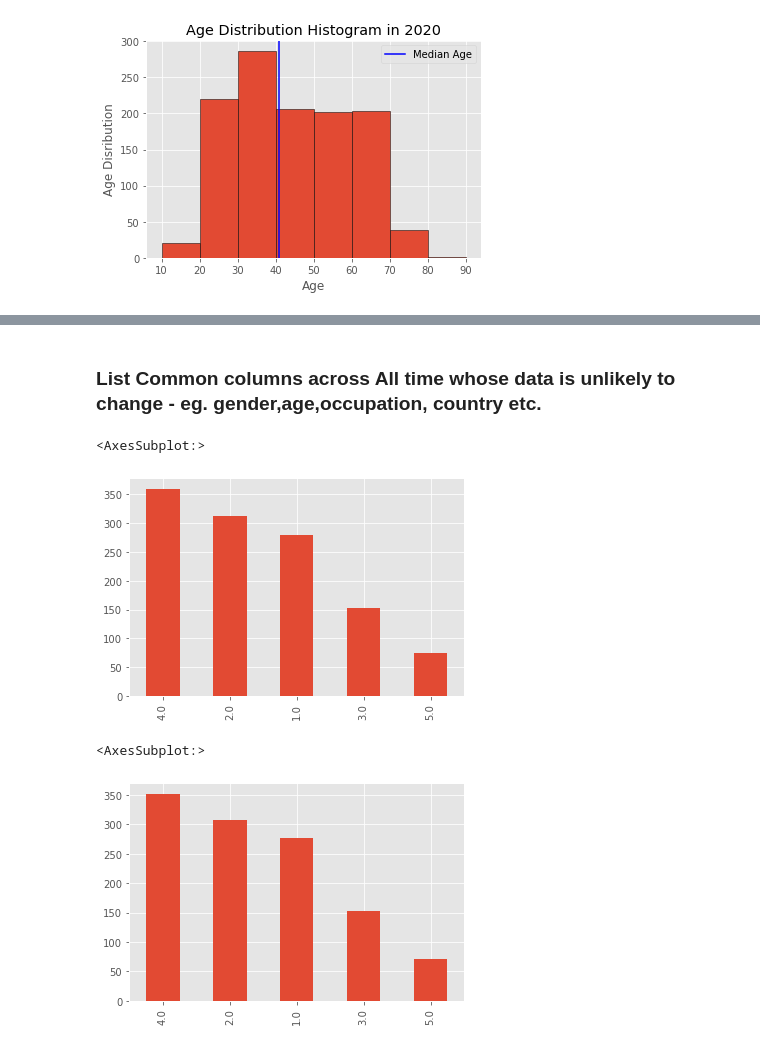
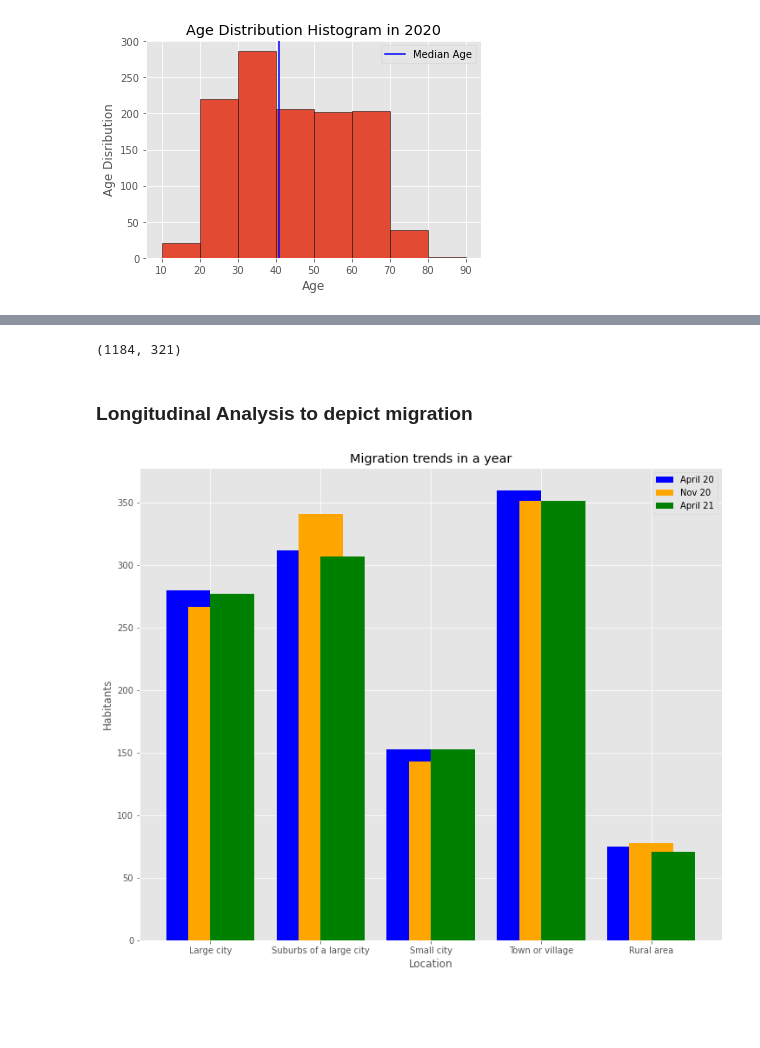
Before and after one commit to shahyash-95/ML-for-Good-Hackathon, a Jupyter notebook: survey-adult.ipynb, the cells around one changed output, grey strips where cells are left out. Saved outputs shown, nothing was run; the diff lists cells and outputs as text; code cells hidden in the pictures; blank space fills up the shorter version.

Commit message:
merge adult and parent surveys

```diff
--- a/survey-adult.ipynb
+++ b/survey-adult.ipynb
@@ -74,3 +76,17 @@ plt.legend()
 plt.show()
 # %% [output]
 [figure]
+# %%
+# Find common columns - ignore May 20 as column size decreases drastically
+surveys = [survey_April20,survey_Nov20,survey_April21]
+
+common_cols_timeseries = list(set.intersection(*(set(df.columns) for df in surveys)))
+# %%
+# Python map function to subset columns for all dataframes
+
+#subset_df = list(map(lambda s:s[common_cols_timeseries], surveys))
+survey_April20_min = survey_April20[common_cols_timeseries]
+survey_Nov20_min = survey_Nov20[common_cols_timeseries]
+survey_April21_min = survey_April21[common_cols_timeseries]
+# %%
+survey_April21_min = survey_April21_min.add_suffix('_April21')
@@ -76,0 +112,2 @@ plt.show()
+# %%
+surveys_df = pd.merge(survey_April20_min, survey_Nov20_min, how="inner", left_index=True, right_index=True, suffixes=('_April20','_Nov20')).merge(survey_April21_min, left_index=True,right_index=True,  how="inner", suffixes=('','_April21'))
@@ -77,15 +134,27 @@ plt.show()
+# %%
+surveys_df.shape
+# %% [output]
+(1184, 321)
 # %% [markdown]
-### List Common columns across All time whose data is unlikely to change - eg. gender,age,occupation, country etc.
+### Longitudinal Analysis to depict migration
-# %%
-## bar graph of categorical variables - location, use start of survey April 20 data
-
-
-survey_April20['location'].value_counts().plot(kind='bar')
-# %% [output]
-<AxesSubplot:>
-[figure, removed]
-# %%
-survey_April21['location'].value_counts().plot(kind='bar')
-# %% [output]
-<AxesSubplot:>
-[figure, removed]
+# %%
+# create data
+x = surveys_df['location_April20'].value_counts().sort_index().keys()
+y1 = surveys_df['location_April20'].value_counts().sort_index().values
+y2 = surveys_df['location_Nov20'].value_counts().sort_index().values
+y3 = surveys_df['location_April21'].value_counts().sort_index().values
+width = 0.4
+
+# plot data in grouped manner of bar type
+plt.figure(figsize=(12,10))
+plt.title("Migration trends in a year")
+plt.bar(x-0.2, y1, width, color='blue')
+plt.bar(x, y2, width, color='orange')
+plt.bar(x+0.2, y3, width, color='green')
+plt.xticks(x, ['Large city', 'Suburbs of a large city', 'Small city', 'Town or village', 'Rural area'])
+plt.xlabel("Location")
+plt.ylabel("Habitants")
+plt.legend(["April 20", "Nov 20", "April 21"])
+plt.show()
+# %% [output]
+[figure, added]
```
Also changed, not shown: parts of 15 cells of this notebook, 1 other file.
